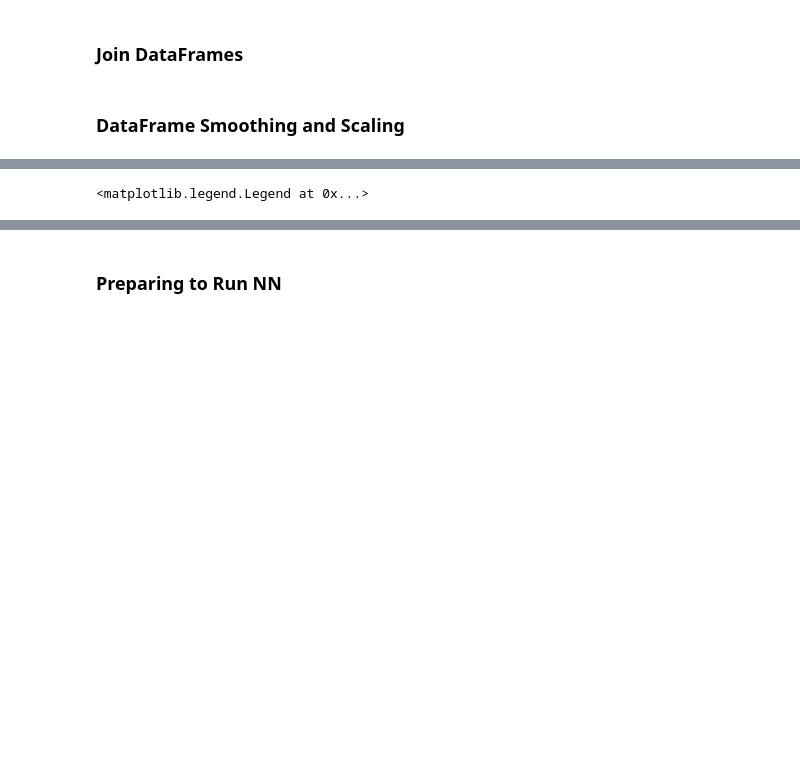
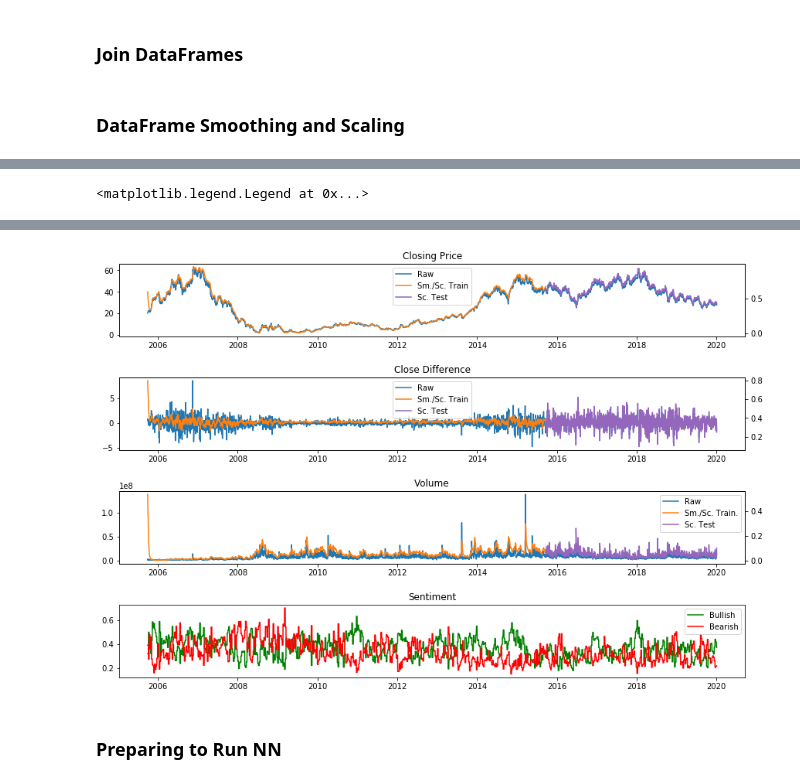
Before and after one commit to jmclark/Trading_Notebooks, a Jupyter notebook: Forecasting_Exp_1.ipynb, the cells around one changed output, grey strips where cells are left out. Cells and saved outputs as stored; diff of their text form; code cells hidden in the pictures; blank space fills up the shorter version.

```diff
--- a/Forecasting_Exp_1.ipynb
+++ b/Forecasting_Exp_1.ipynb
@@ -139,9 +144,9 @@ master_df.to_excel(r'C:\Users\Mark\Documents\Trading_Notebooks\Forecasting_Exp_1
 reload_gen()
 
 EMA = 0.0
-gamma = 0.95
+gamma = 0.2
 train_percent = 0.7
-val_percent = 0.1
+val_percent = 0.0
 
 master_df_train, master_df_val, master_df_test = preprocessing.splitter(master_df, train_percent, val_percent)
 
@@ -169,41 +174,76 @@ for col in master_df_val_exclude.columns:
 for col in master_df_test_exclude.columns:
     master_df_test_sm_sc[col] = master_df_test_exclude[col].values
 
+%matplotlib inline
+plt.figure(1)
+fig, axs = plt.subplots(4, 1, figsize=(12,8))
 
-plt.figure(1)
-fig, axs = plt.subplots(3, 1, figsize=(12,8))
+# Plot Close Price Data
+raw_close_line = axs[0].plot(master_df['Date'], master_df['Close'], label = "Raw", c = 'tab:blue')
+lns0 = raw_close_line
 
-raw_close_line = axs[0].plot(master_df['Date'], master_df['Close'], label = "Raw", c = 'tab:blue')
 axs01 = axs[0].twinx()
 sm_sc_train_close_line = axs01.plot(master_df_train_sm_sc['Date'], master_df_train_sm_sc['Close'],
-                                       label = "Sm./Sc. Train.", c = 'tab:orange')
-sm_sc_val_close_line = axs01.plot(master_df_val_sm_sc['Date'], master_df_val_sm_sc['Close'],
-                                       label = "Sc. Val.", c = 'tab:red')
+                                       label = "Sm./Sc. Train", c = 'tab:orange')
+lns0 += sm_sc_train_close_line
+if not master_df_val_sm_sc.empty:
+    sm_sc_val_close_line = axs01.plot(master_df_val_sm_sc['Date'], master_df_val_sm_sc['Close'],
+                                           label = "Sc. Val.", c = 'tab:red')
+    lns0 += sm_sc_val_close_line
+
 sm_sc_test_close_line = axs01.plot(master_df_test_sm_sc['Date'], master_df_test_sm_sc['Close'],
                                        label = "Sc. Test", c = 'tab:purple')
+lns0 += sm_sc_test_close_line
 
-raw_vol_line = axs[1].plot(master_df['Date'], master_df['Volume'], label = "Raw", c = 'tab:blue')
+# Plot Closing Difference Data
+raw_close_diff_line = axs[1].plot(master_df['Date'], master_df['Close_diff_1'],
+                                    label = "Raw", c = 'tab:blue')
+lns1 = raw_close_diff_line
+
 axs11 = axs[1].twinx()
-sm_sc_train_vol_line = axs11.plot(master_df_train_sm_sc['Date'], master_df_train_sm_sc['Volume'],
+sm_sc_train_close_diff_line = axs11.plot(master_df_train_sm_sc['Date'], master_df_train_sm_sc['Close_diff_1'],
+                                        label = "Sm./Sc. Train", c = "tab:orange")
+lns1 += sm_sc_train_close_diff_line
+if not master_df_val_sm_sc.empty:
+    sm_sc_val_close_diff_line = axs11.plot(master_df_val_sm_sc['Date'], master_df_val_sm_sc['Close_diff_1'],
+                                          label = "Sc. Val.", c = 'tab:red')
+    lns1 += sm_sc_val_close_diff_line
+
+sm_sc_test_close_diff_line = axs11.plot(master_df_test_sm_sc['Date'], master_df_test_sm_sc['Close_diff_1'],
+                                       label = "Sc. Test", c = 'tab:purple')
+
+lns1 += sm_sc_test_close_diff_line
+
+# Plot Volume Data
+raw_vol_line = axs[2].plot(master_df['Date'], master_df['Volume'], label = "Raw", c = 'tab:blue')
+lns2 = raw_vol_line
+
+axs22 = axs[2].twinx()
+sm_sc_train_vol_line = axs22.plot(master_df_train_sm_sc['Date'], master_df_train_sm_sc['Volume'],
            label = "Sm./Sc. Train.", c = 'tab:orange')
-sm_sc_val_vol_line = axs11.plot(master_df_val_sm_sc['Date'], master_df_val_sm_sc['Volume'],
-           label = "Sc. Vol.", c = 'tab:red')
-sm_sc_test_vol_line = axs11.plot(master_df_test_sm_sc['Date'], master_df_test_sm_sc['Volume'],
+lns2 += sm_sc_train_vol_line
+
+if not master_df_val_sm_sc.empty:
+    sm_sc_val_vol_line = axs22.plot(master_df_val_sm_sc['Date'], master_df_val_sm_sc['Volume'],
+               label = "Sc. Vol.", c = 'tab:red')
+    lns2 += sm_sc_val_vol_line
+
+sm_sc_test_vol_line = axs22.plot(master_df_test_sm_sc['Date'], master_df_test_sm_sc['Volume'],
            label = "Sc. Test", c = 'tab:purple')
+lns2 += sm_sc_test_vol_line
 
-raw_bull_line = axs[2].plot(master_df['Date'], master_df['Bullish'],
+# Plot Sentiment Data
+raw_bull_line = axs[3].plot(master_df['Date'], master_df['Bullish'],
             label = "Bullish", color='g')
-raw_bear_line = axs[2].plot(master_df['Date'], master_df['Bearish'],
+raw_bear_line = axs[3].plot(master_df['Date'], master_df['Bearish'],
             label = "Bearish", color='r')
 
 axs[0].set_title("Closing Price")
-axs[1].set_title("Volume")
-axs[2].set_title("Sentiment")
+axs[1].set_title("Close Difference")
+axs[2].set_title("Volume")
+axs[3].set_title("Sentiment")
 
 plt.tight_layout(pad=0.4, w_pad=0.5, h_pad=2.0)
-
-lns0 = raw_close_line + sm_sc_train_close_line + sm_sc_val_close_line + sm_sc_test_close_line
-lns1 = raw_vol_line + sm_sc_train_vol_line + sm_sc_val_vol_line +  sm_sc_test_vol_line
 
 labs0 = [l.get_label() for l in lns0]
 axs[0].legend(lns0, labs0, loc=0)
@@ -211,5 +251,8 @@ axs[0].legend(lns0, labs0, loc=0)
 labs1 = [l.get_label() for l in lns1]
 axs[1].legend(lns1, labs1, loc=0)
 
-axs[2].legend(['Bullish', 'Bearish'])
+labs2 = [l.get_label() for l in lns2]
+axs[2].legend(lns2, labs2, loc=0)
+
+axs[3].legend(['Bullish', 'Bearish'])
 # %% [output]
@@ -219,3 +261,4 @@ axs[2].legend(['Bullish', 'Bearish'])
+[figure, added]
 # %% [markdown]
 ### Preparing to Run NN
 # %%
```
Also changed, not shown: parts of 13 cells of this notebook, 6 other files.
